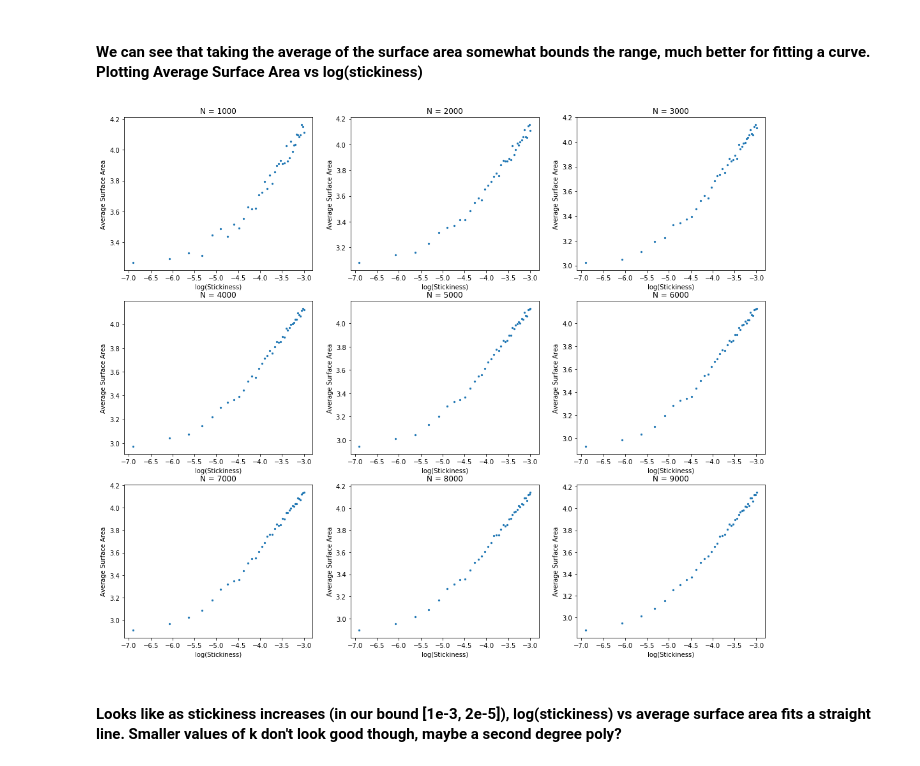
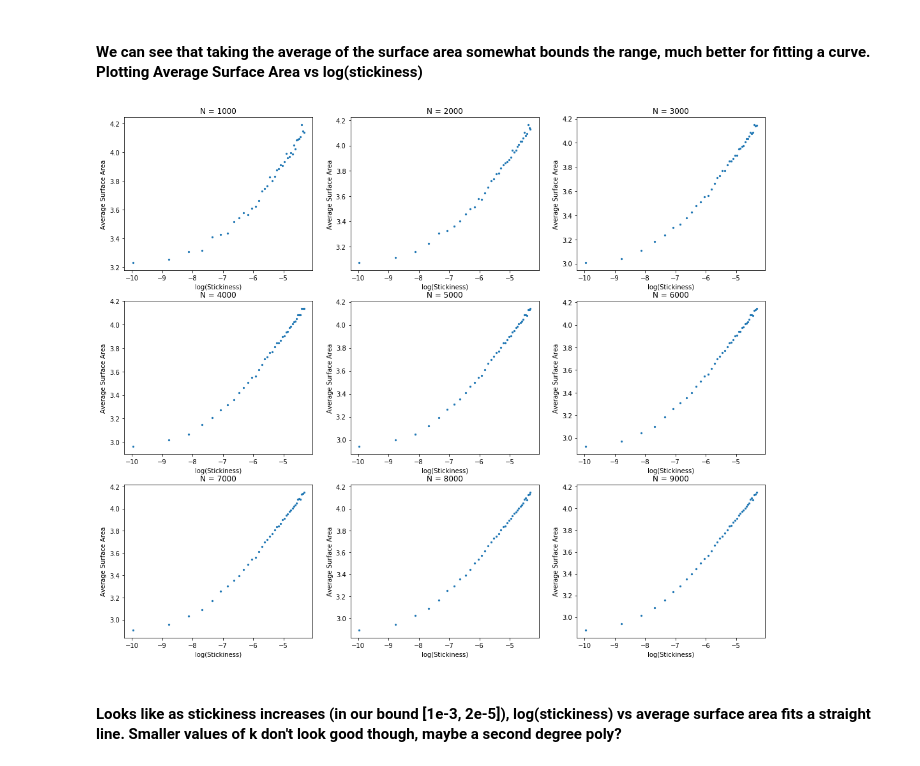
Before and after one commit to kush789/Diffusion-Limited-Aggregation, a Jupyter notebook: DLA stickiness analysis.ipynb, the cells around one changed output. Cells and saved outputs as stored; diff of their text form; code cells hidden in the pictures.

```diff
--- a/DLA stickiness analysis.ipynb
+++ b/DLA stickiness analysis.ipynb
@@ -22,7 +22,8 @@ Populating the interactive namespace from numpy and matplotlib
 # %%
 kVals = ["0.038394755", "0.03710528", "0.035815805", "0.03452633", "0.033236855", "0.03194738", "0.030657905", "0.02936843", "0.028078955", "0.02678948", "0.02421053", "0.025500005", "0.022921055", "0.020342115", "0.02163158", "0.017763175", "0.01905265", "0.0164737", "0.01389475", "0.015184225", "0.04742108", "0.048710555", "0.05", "0.04226318", "0.043552655", "0.04484213", "0.046131605", "0.03968423", "0.040973705", "0.001", "0.002289475", "0.00357895", "0.004868425", "0.0061579", "0.007447375", "0.00873685", "0.0113158", "0.010026325", "0.012605275"]
 kVals = sorted(kVals, key = lambda x: float(x))
-fileNames = map(lambda x : 'logFiles/dla_' + x + '.log', kVals)
+fileNames = map(lambda x : 'logFiles/dla_' + x + '.log', kVals) + \
+            map(lambda x : 'logFiles2/dla_' + x + '.log', kVals)
 # %%
 # Aggregating results from logfiles
 
@@ -109,23 +110,23 @@ for n in range(1000, 9001, 1000):
 # %%
 pylab.rcParams['figure.figsize'] = (18, 15)
 
 count = 1
 for n in range(1000, 9001, 1000):
 
     x, y = [], []
     for i, val in enumerate(kVals):
         x.append(float(val))
         y.append(np.mean(saTable[n][float(val)]))
 
 
     fig = plt.subplot(3, 3, count)
     plt.title("N = " + str(n))
     plt.xlabel("log(Stickiness)")
     plt.ylabel("Average Surface Area")
-    fig.scatter(np.log(x), np.array(y) / n, s = 5)
+    fig.scatter(np.log2(x), np.array(y) / n, s = 5)
     count += 1
 # %% [output]
-[figure, old version]
+[figure, new version]
 # %% [markdown]
 #### Looks like as stickiness increases (in our bound [1e-3, 2e-5]), log(stickiness) vs average surface area fits a straight line. Smaller values of k don't look good though, maybe a second degree poly?
 # %% [markdown]
```
Also changed, not shown: parts of 9 cells of this notebook.
